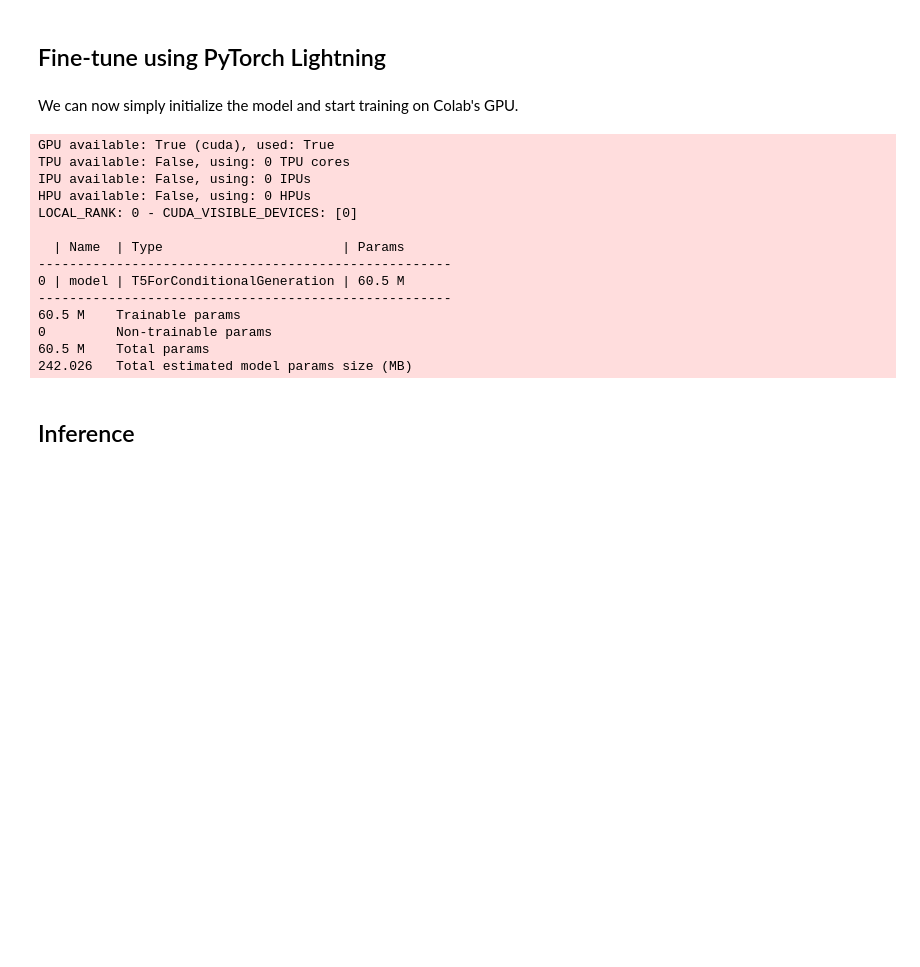
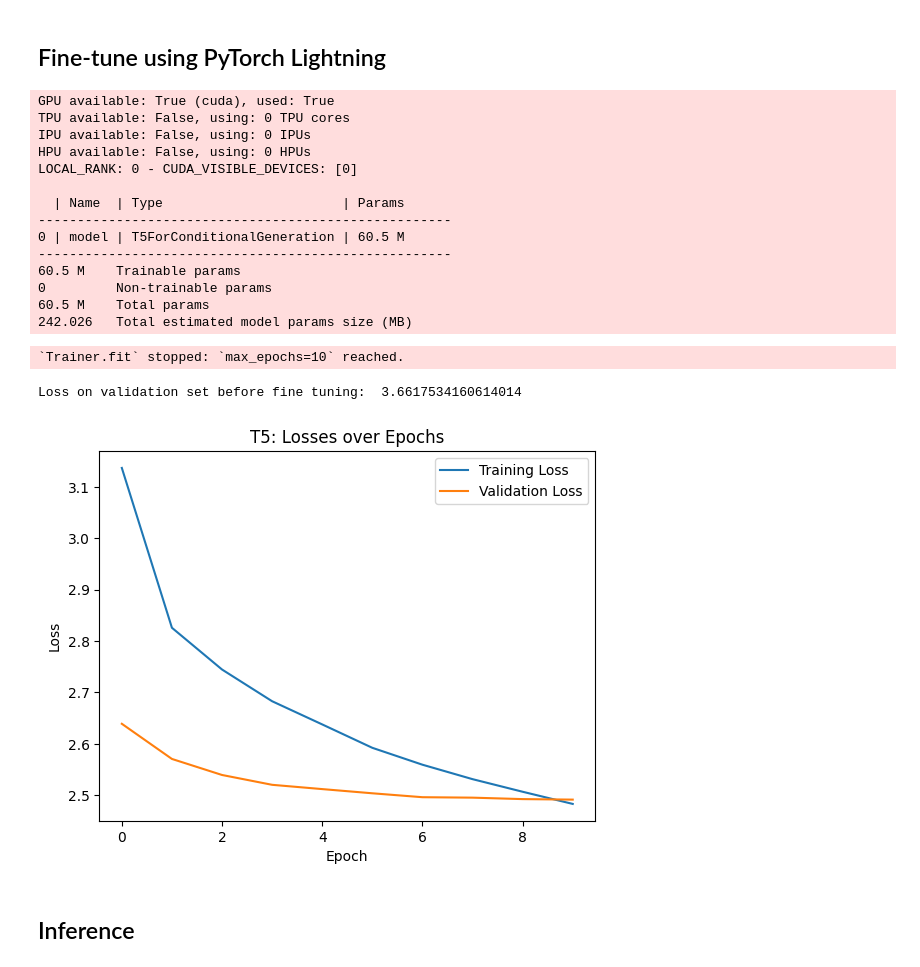
Before and after one commit to rezaqorbani/TextpressoMachine, a Jupyter notebook: notebooks/T5_summarizer.ipynb, the cells around one changed output. Cells and saved outputs as stored; diff of their text form; code cells hidden in the pictures; blank space fills up the shorter version.

```diff
--- a/notebooks/T5_summarizer.ipynb
+++ b/notebooks/T5_summarizer.ipynb
@@ -73,8 +84,8 @@ id: 35232142
 tokenizer = AutoTokenizer.from_pretrained("t5-small")
 
 prefix = "summarize: "
-max_input_length = 512
-max_target_length = 128
+max_input_length = 600
+max_target_length = 200
 
 def preprocessor(examples, prefix='summarize:', max_input_length=512, max_target_length=128):
   # encode the code-docstring pairs
@@ -220,15 +262,13 @@ class T5(pl.LightningModule):
 
     def test_dataloader(self):
         return test_dataloader
-# %% [markdown]
-We can now simply initialize the model and start training on Colab's GPU.
 # %%
 # Hyperparameters
 lr = 5e-5
 num_train_epochs = 15
 warmup_steps = 1000
 patience = 3
-max_epochs = 1
+max_epochs = 10
 
 # for early stopping, see https://pytorch-lightning.readthedocs.io/en/1.0.0/early_stopping.html?highlight=early%20stopping
 early_stop_callback = EarlyStopping(
@@ -239,7 +279,7 @@ early_stop_callback = EarlyStopping(
     mode='min'
 )
 lr_monitor = LearningRateMonitor(logging_interval='step')
-checkpoint_callback = ModelCheckpoint(dirpath='./saved/checkpoints/', monitor='validation_loss', mode='min', save_top_k = 1)
+checkpoint_callback = ModelCheckpoint(dirpath='./saved/saved_checkpoints/', monitor='validation_loss', mode='min', save_top_k = 1)
 
 accelerator = "gpu" if torch.cuda.is_available() else "cpu"
 trainer = Trainer(accelerator=accelerator,
@@ -264,6 +304,33 @@ LOCAL_RANK: 0 - CUDA_VISIBLE_DEVICES: [0]
 0         Non-trainable params
 60.5 M    Total params
 242.026   Total estimated model params size (MB)
+`Trainer.fit` stopped: `max_epochs=10` reached.
+# %%
+train_losses=model.train_losses_epoch
+validation_losses=model.validation_losses_epoch
+# %%
+print('Loss on validation set before fine tuning: ', validation_losses[0])
+# %% [output]
+Loss on validation set before fine tuning:  3.6617534160614014
+# %%
+
+# Plotting the losses
+plt.plot(train_losses, label='Training Loss')
+plt.plot(validation_losses[1:], label='Validation Loss')
+
+# Adding labels and title
+plt.xlabel('Epoch')
+plt.ylabel('Loss')
+plt.title('T5: Losses over Epochs')
+
+# Adding legend
+plt.legend()
+
+plt.savefig('losses_plot.png')
+# Displaying the plot
+plt.show()
+# %% [output]
+[figure, added]
 # %% [markdown]
 ## Inference
 # %%
```
Also changed, not shown: parts of 23 cells of this notebook.
